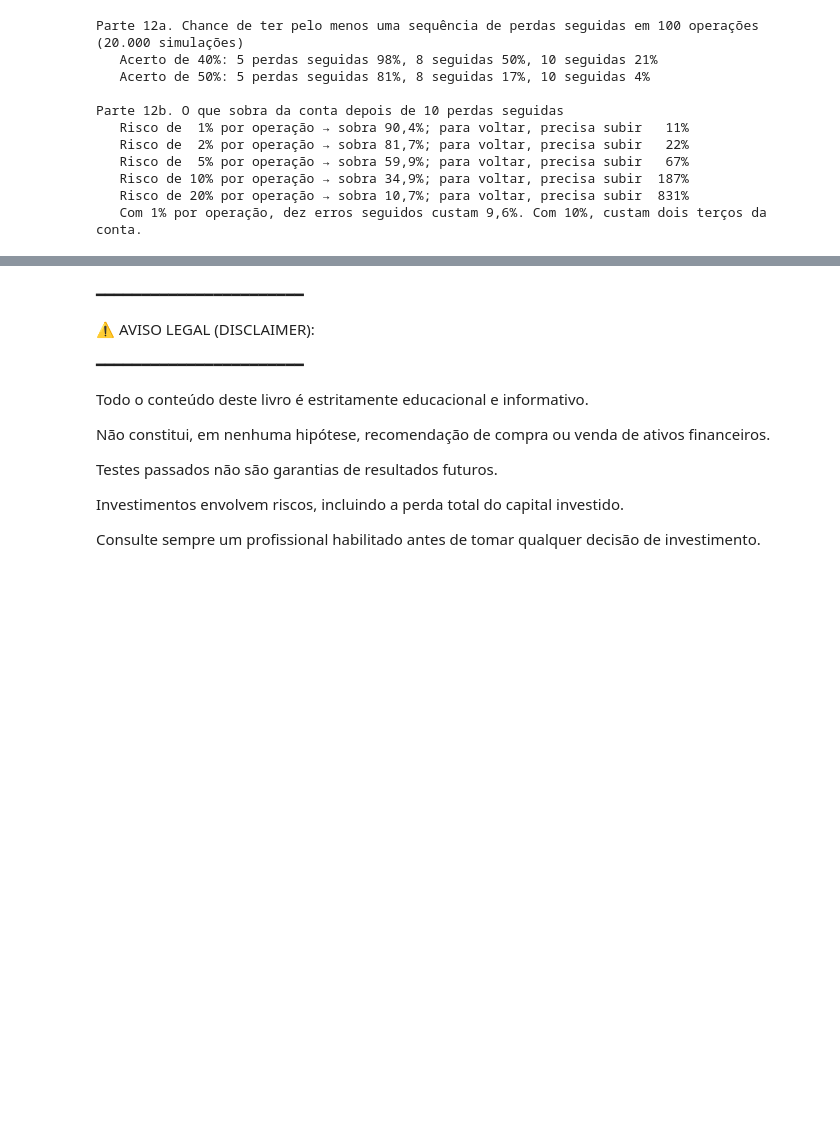
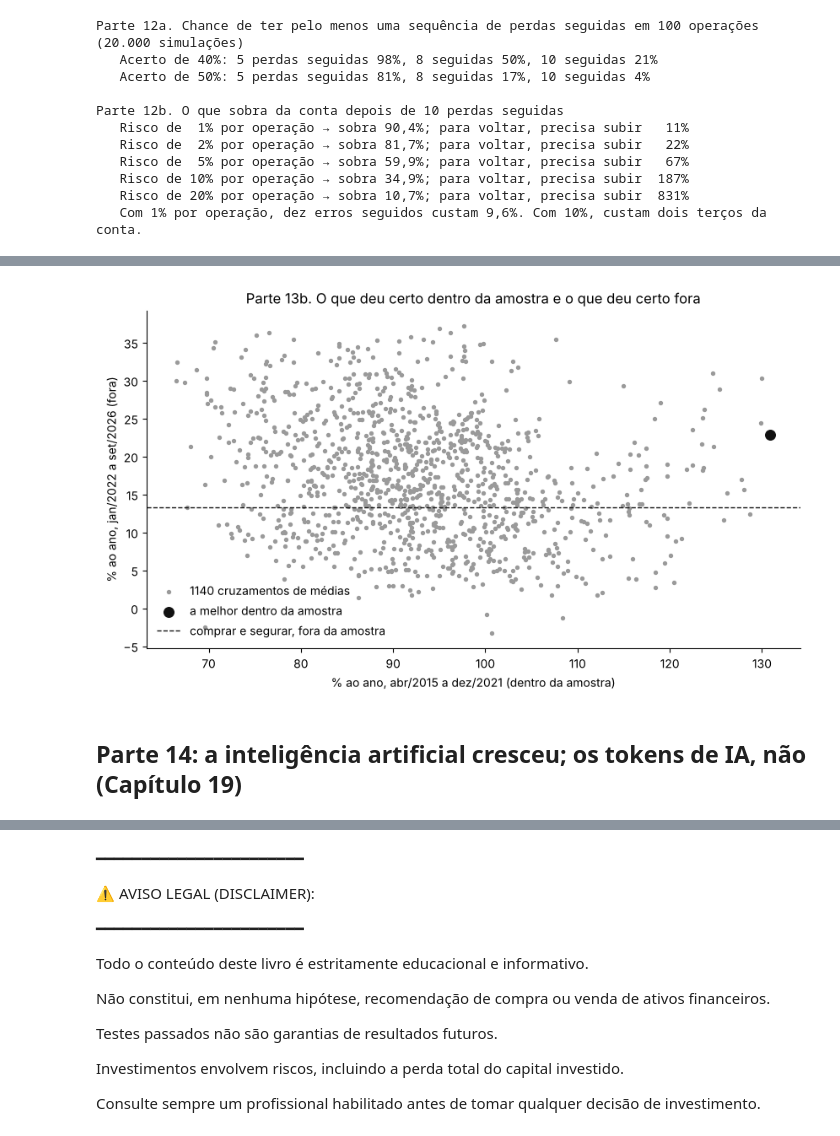
Before and after one commit to traderbrasil/livro-bitcoin-na-veia, a Jupyter notebook: labs/lab5_risco_ir.ipynb, the cells around one changed output, grey strips where cells are left out. Drawn from its saved outputs; the diff is of its cells as text; code cells hidden in the pictures; blank space fills up the shorter version.

Commit message:
Labs: título novo (Investimentos em Cripto com Inteligência); Lab V com Partes 13 e 14 (Capítulo 19)

```diff
--- a/labs/lab5_risco_ir.ipynb
+++ b/labs/lab5_risco_ir.ipynb
@@ -249,7 +249,7 @@ def imposto_ganho(g):
         piso = teto
     return devido
 # Operações de um investidor fictício (troque pelas suas). Valores em reais; "permuta" = troca por outra cripto (é venda).
-OPS = [("2025-01-15", "compra", 20_000), ("2025-03-10", "compra", 20_000), ("2025-04-07", "compra", 20_000),
+OPS = [("2025-01-15", "compra", 40_000), ("2025-03-10", "compra", 40_000), ("2025-04-07", "compra", 40_000),
        ("2025-10-06", "venda", 36_000), ("2025-11-10", "venda", 34_000), ("2025-12-10", "permuta", 30_000),
        ("2026-02-10", "venda", 20_000)]
 qtd = custo = 0.0; MESES = {}
@@ -260,6 +260,7 @@ for d, tipo, valor in OPS:
         qtd += q; custo += valor
         print(f"   {pd.Timestamp(d):%d/%m/%Y} compra  R$ {nr(valor):>7} a R$ {nr(p):>7} | custo médio R$ {nr(custo / qtd)}")
     else:
+        if q > qtd + 1e-12: raise ValueError(f"venda de {q:.6f} BTC maior que o saldo de {qtd:.6f} BTC")
         cm = custo / qtd; ganho = valor - q * cm; qtd -= q; custo -= q * cm
         m = MESES.setdefault(pd.Timestamp(d).strftime("%Y-%m"), {"vendas": 0.0, "ganho": 0.0})
         m["vendas"] += valor; m["ganho"] += ganho
@@ -458,0 +513,15 @@ Parte 12b. O que sobra da conta depois de 10 perdas seguidas
+# %%
+import matplotlib.pyplot as plt
+fig, ax = plt.subplots(figsize=(10, 5.2))
+ax.scatter(R.dentro * 100, R.fora * 100, s=8, color="#9a9a9a", label=f"{len(R)} cruzamentos de médias")
+ax.scatter([M_.dentro * 100], [M_.fora * 100], s=70, color="#111111", label="a melhor dentro da amostra")
+ax.axhline(S_f[0] * 100, color="#111111", lw=1, ls="--", label="comprar e segurar, fora da amostra")
+ax.set_xlabel("% ao ano, abr/2015 a dez/2021 (dentro da amostra)"); ax.set_ylabel("% ao ano, jan/2022 a set/2026 (fora)")
+ax.legend(frameon=False, loc="lower left"); ax.set_title("Parte 13b. O que deu certo dentro da amostra e o que deu certo fora")
+for s_ in ["top", "right"]:
+    ax.spines[s_].set_visible(False)
+plt.show()
+# %% [output]
+[figure, added]
+# %% [markdown]
+## Parte 14: a inteligência artificial cresceu; os tokens de IA, não (Capítulo 19)
```
Also changed, not shown: parts of 7 cells of this notebook, 4 other files.
